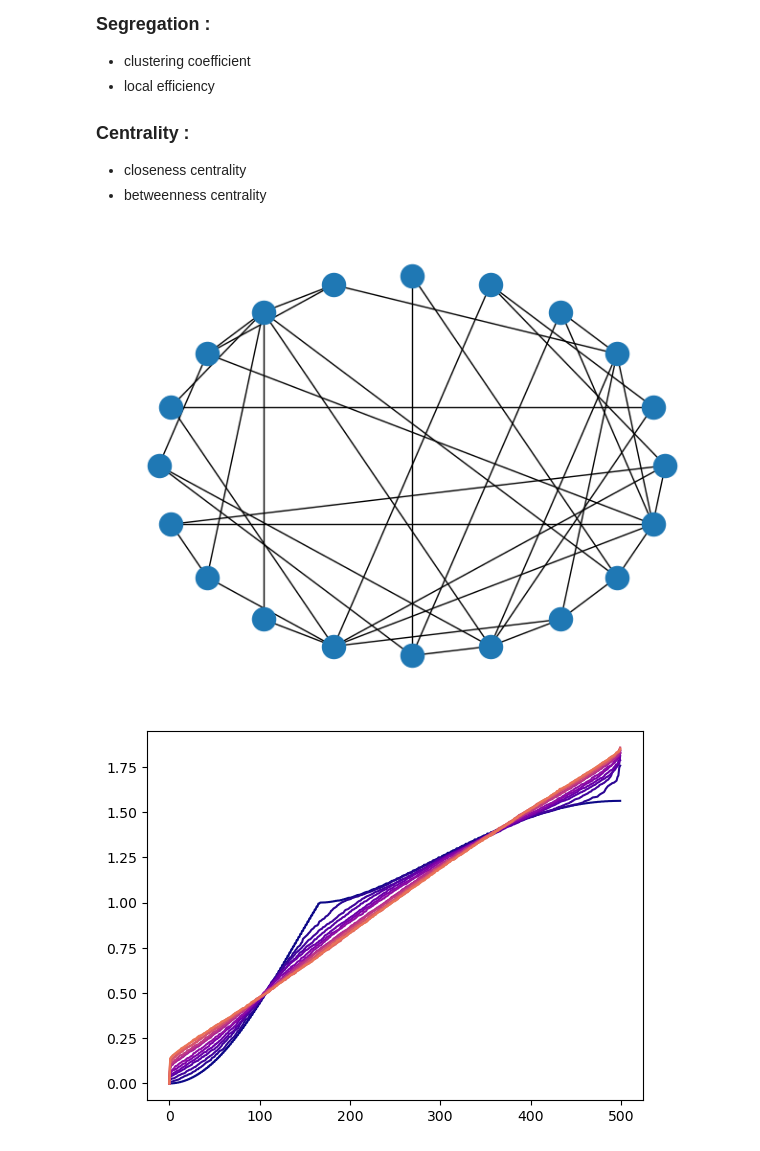
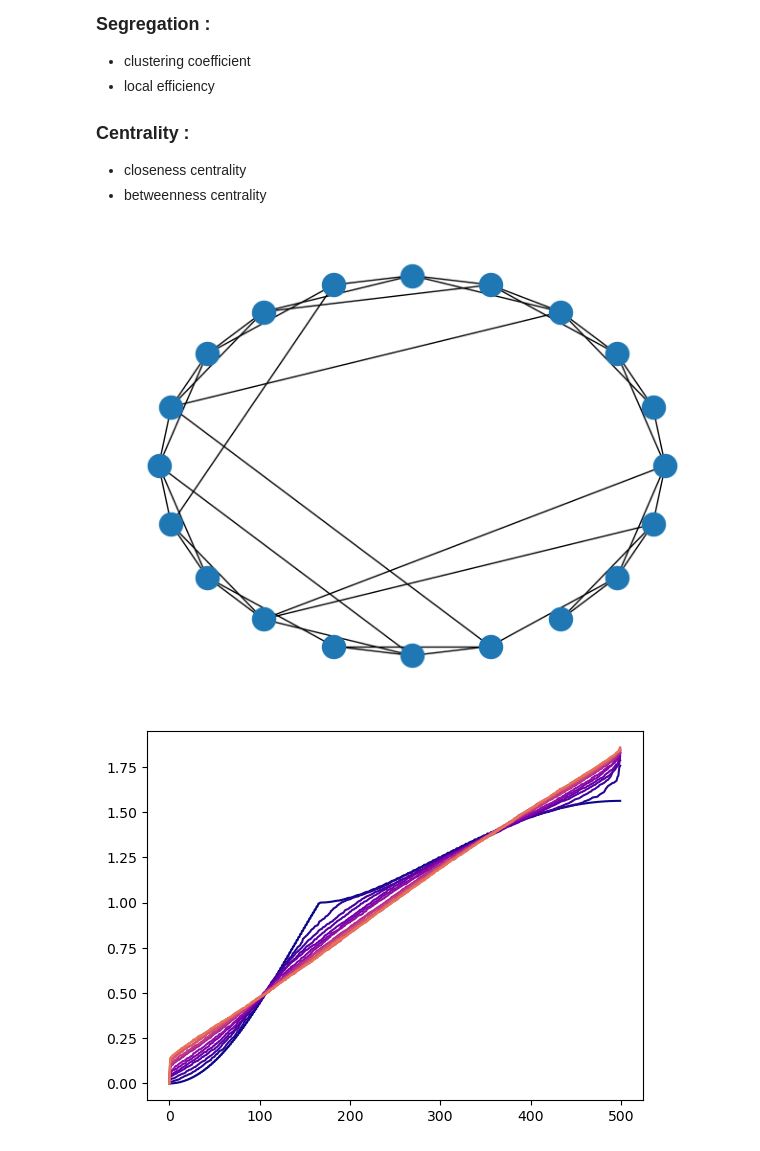
Before and after one commit to hugofluhr/gsp_neuro, a Jupyter notebook: notebooks/integ_segreg_experiment.ipynb, the cells around one changed output. Cells and saved outputs as stored; diff of their text form; code cells hidden in the pictures.

Commit message:
switched to forced connected WS graph

```diff
--- a/notebooks/integ_segreg_experiment.ipynb
+++ b/notebooks/integ_segreg_experiment.ipynb
@@ -19,10 +19,10 @@ import numpy as np
 from multiprocessing import Pool
 from gsp_neuro import utils as ut
 # %%
-G=nx.watts_strogatz_graph(n=20, k=4, p=0.7)
+G=nx.connected_watts_strogatz_graph(n=20, k=4, p=0.2)
 nx.draw_circular(G)
 # %% [output]
-[figure, old version]
+[figure, new version]
 # %%
 ps = np.arange(.7, step=.05)
 # %%
```
Also changed, not shown: 1 other file.
